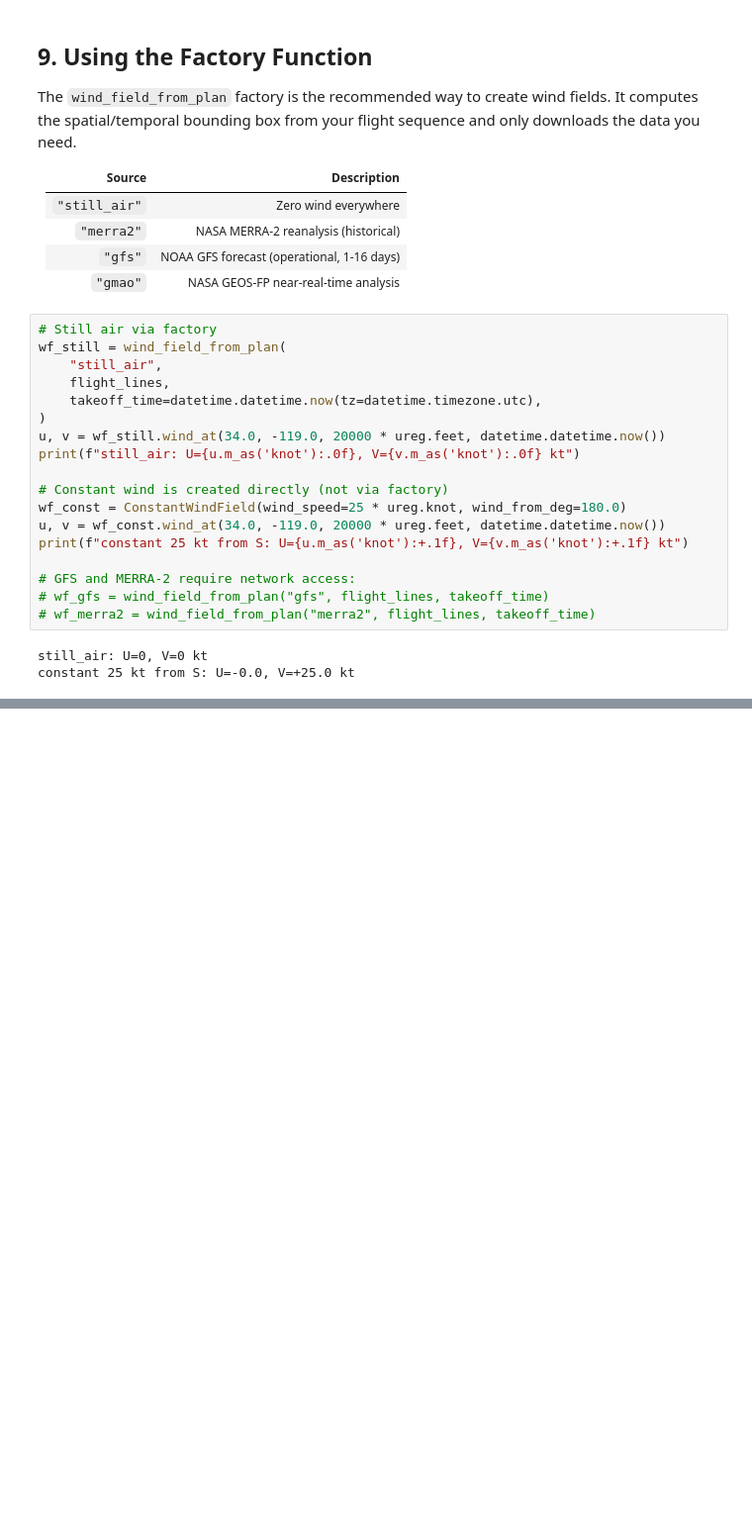
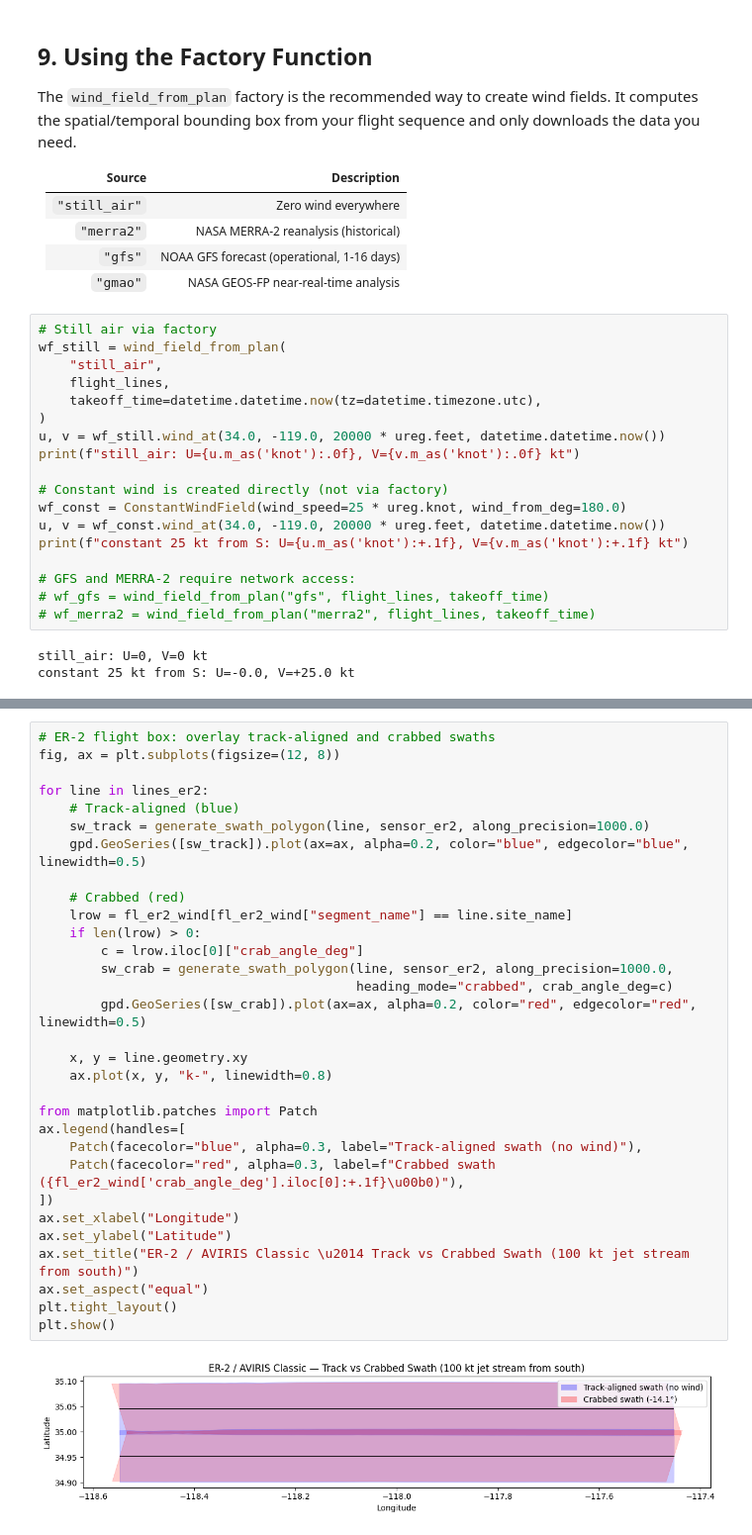
Before and after one commit to ryanpavlick/hyplan, a Jupyter notebook: notebooks/winds.ipynb, the cells around one changed output, grey strips where cells are left out. Shown at 99% size. Drawn from its saved outputs; the diff is of its cells as text; blank space fills up the shorter version.

```diff
--- a/notebooks/winds.ipynb
+++ b/notebooks/winds.ipynb
@@ -554,0 +768,33 @@ circular (air-frame) turns are distorted by wind drift.
+# %%
+# ER-2 flight box: overlay track-aligned and crabbed swaths
+fig, ax = plt.subplots(figsize=(12, 8))
+
+for line in lines_er2:
+    # Track-aligned (blue)
+    sw_track = generate_swath_polygon(line, sensor_er2, along_precision=1000.0)
+    gpd.GeoSeries([sw_track]).plot(ax=ax, alpha=0.2, color="blue", edgecolor="blue", linewidth=0.5)
+
+    # Crabbed (red)
+    lrow = fl_er2_wind[fl_er2_wind["segment_name"] == line.site_name]
+    if len(lrow) > 0:
+        c = lrow.iloc[0]["crab_angle_deg"]
+        sw_crab = generate_swath_polygon(line, sensor_er2, along_precision=1000.0,
+                                         heading_mode="crabbed", crab_angle_deg=c)
+        gpd.GeoSeries([sw_crab]).plot(ax=ax, alpha=0.2, color="red", edgecolor="red", linewidth=0.5)
+
+    x, y = line.geometry.xy
+    ax.plot(x, y, "k-", linewidth=0.8)
+
+from matplotlib.patches import Patch
+ax.legend(handles=[
+    Patch(facecolor="blue", alpha=0.3, label="Track-aligned swath (no wind)"),
+    Patch(facecolor="red", alpha=0.3, label=f"Crabbed swath ({fl_er2_wind['crab_angle_deg'].iloc[0]:+.1f}\u00b0)"),
+])
+ax.set_xlabel("Longitude")
+ax.set_ylabel("Latitude")
+ax.set_title("ER-2 / AVIRIS Classic \u2014 Track vs Crabbed Swath (100 kt jet stream from south)")
+ax.set_aspect("equal")
+plt.tight_layout()
+plt.show()
+# %% [output]
+[figure, added]
```
Also changed, not shown: parts of 19 cells of this notebook, 5 other files.
